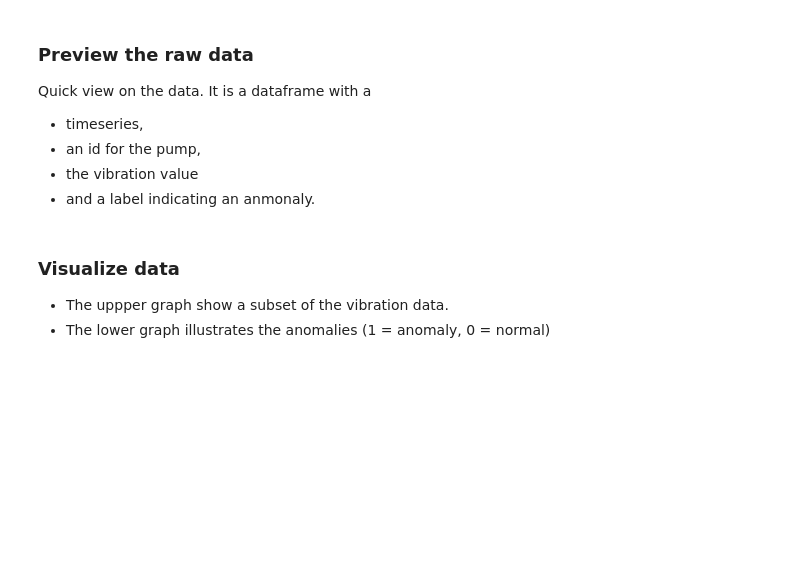
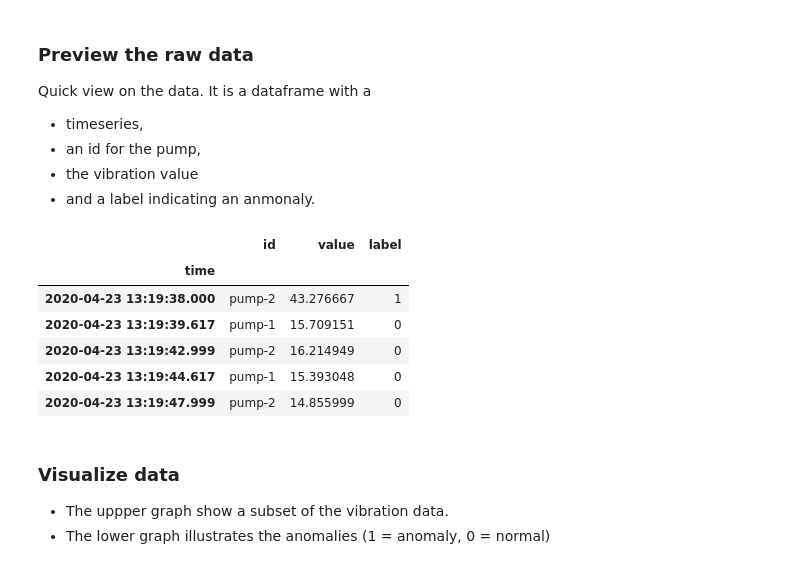
Before and after one commit to gauravsingh-shadowhealth/AdventuresInMachineLearning, a Jupyter notebook: Teaching/teaching.ipynb, the cells around one changed output. Saved outputs shown, nothing was run; the diff lists cells and outputs as text; code cells hidden in the pictures; blank space fills up the shorter version.

```diff
--- a/Practice/Anomaly-Detection-simple-ML-Training.ipynb
+++ b/Teaching/teaching.ipynb
@@ -79,3 +74,13 @@ Quick view on the data. It is a dataframe with a
+# %%
+df.tail(5)
+# %% [output]
+|  | id | value | label |
+| time |  |  |  |
+| 2020-04-23 13:19:38.000 | pump-2 | 43.276667 | 1 |
+| 2020-04-23 13:19:39.617 | pump-1 | 15.709151 | 0 |
+| 2020-04-23 13:19:42.999 | pump-2 | 16.214949 | 0 |
+| 2020-04-23 13:19:44.617 | pump-1 | 15.393048 | 0 |
+| 2020-04-23 13:19:47.999 | pump-2 | 14.855999 | 0 |
 # %% [markdown]
 ### Visualize data
 - The uppper graph show a subset of the vibration data.
```
Also changed, not shown: parts of 9 cells of this notebook, 2 other files.
